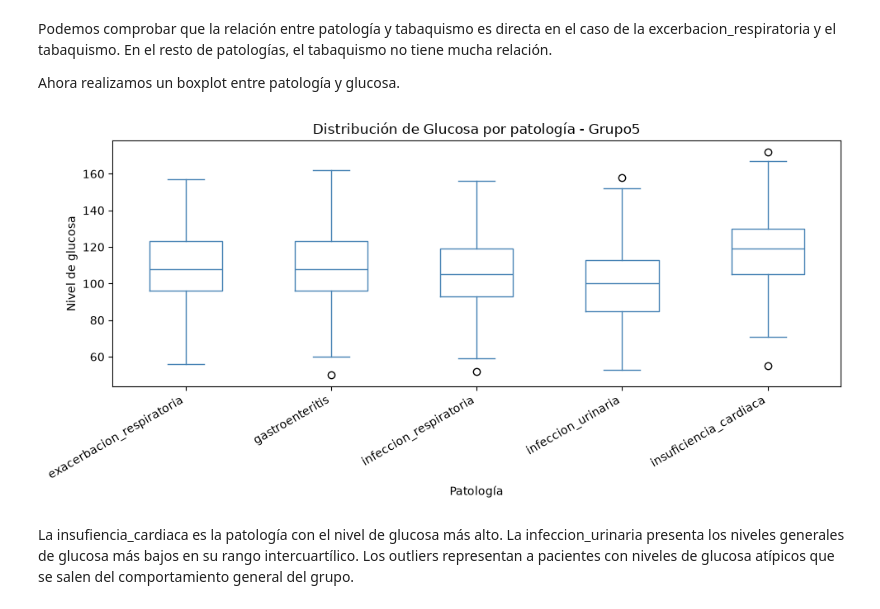
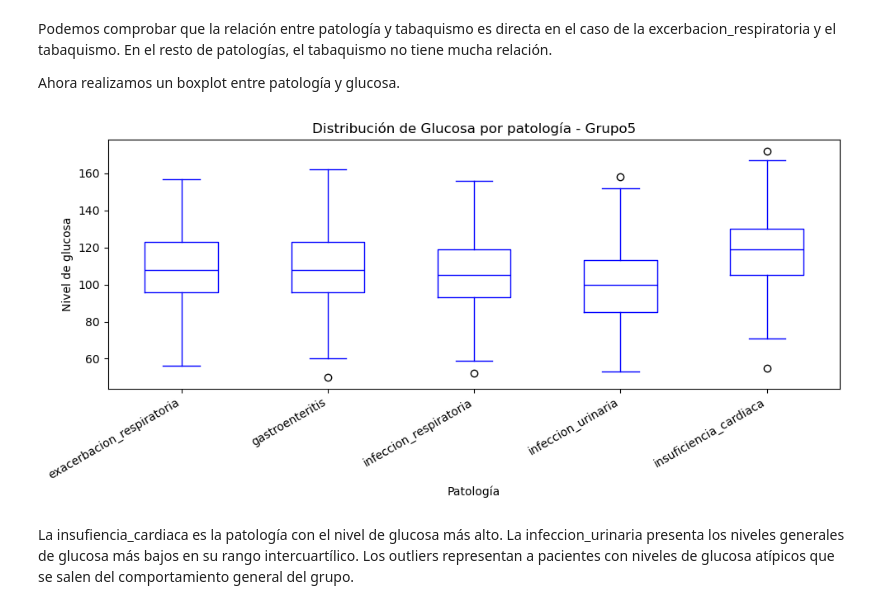
Before and after one commit to angelaNavarro11/sist-apoyo-decision-clinica, a Jupyter notebook: notebooks/Practica3-Resultados.ipynb, the cells around one changed output. Saved outputs shown, nothing was run; the diff lists cells and outputs as text; code cells hidden in the pictures.

```diff
--- a/notebooks/Practica3-Resultados.ipynb
+++ b/notebooks/Practica3-Resultados.ipynb
@@ -69,18 +69,18 @@ Ahora realizamos un boxplot entre patología y glucosa.
 # %%
 import matplotlib.pyplot as plt
 
-df.boxplot(column="glucosa", by="patologia", figsize=(10, 5), grid=False, color="steelblue")
+df.boxplot(column="glucosa", by="patologia", figsize=(10, 5), grid=False, color="blue")
 
 plt.title("Distribución de Glucosa por patología - Grupo" + str(GRUPO))
 plt.suptitle("")
 plt.xlabel("Patología")
 plt.ylabel("Nivel de glucosa")
 plt.xticks(rotation=30, ha="right")
 
 plt.tight_layout()
 plt.show()
 # %% [output]
-[figure, old version]
+[figure, new version]
 # %% [markdown]
 La insufiencia_cardiaca es la patología con el nivel de glucosa más alto.
 La infeccion_urinaria presenta los niveles generales de glucosa más bajos en su rango intercuartílico.
```
Also changed, not shown: parts of 10 cells of this notebook.
